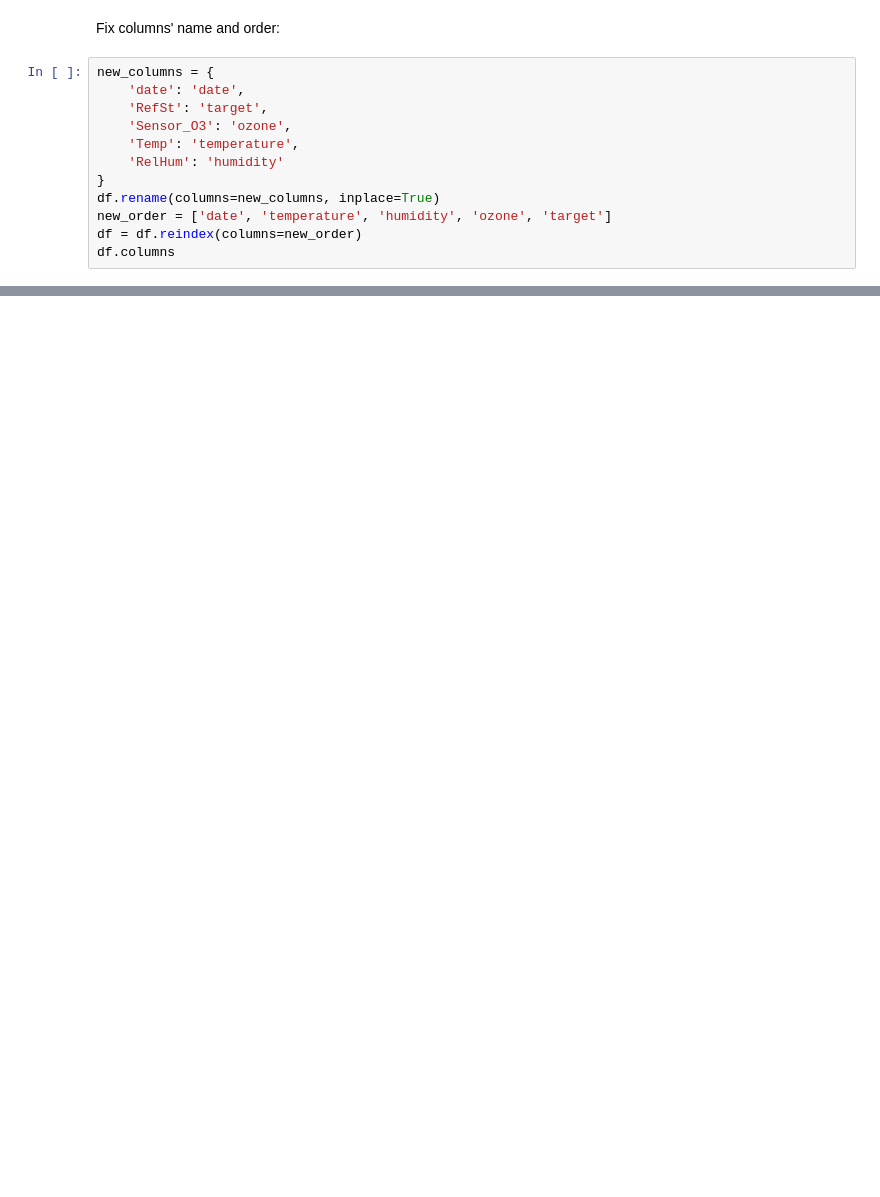
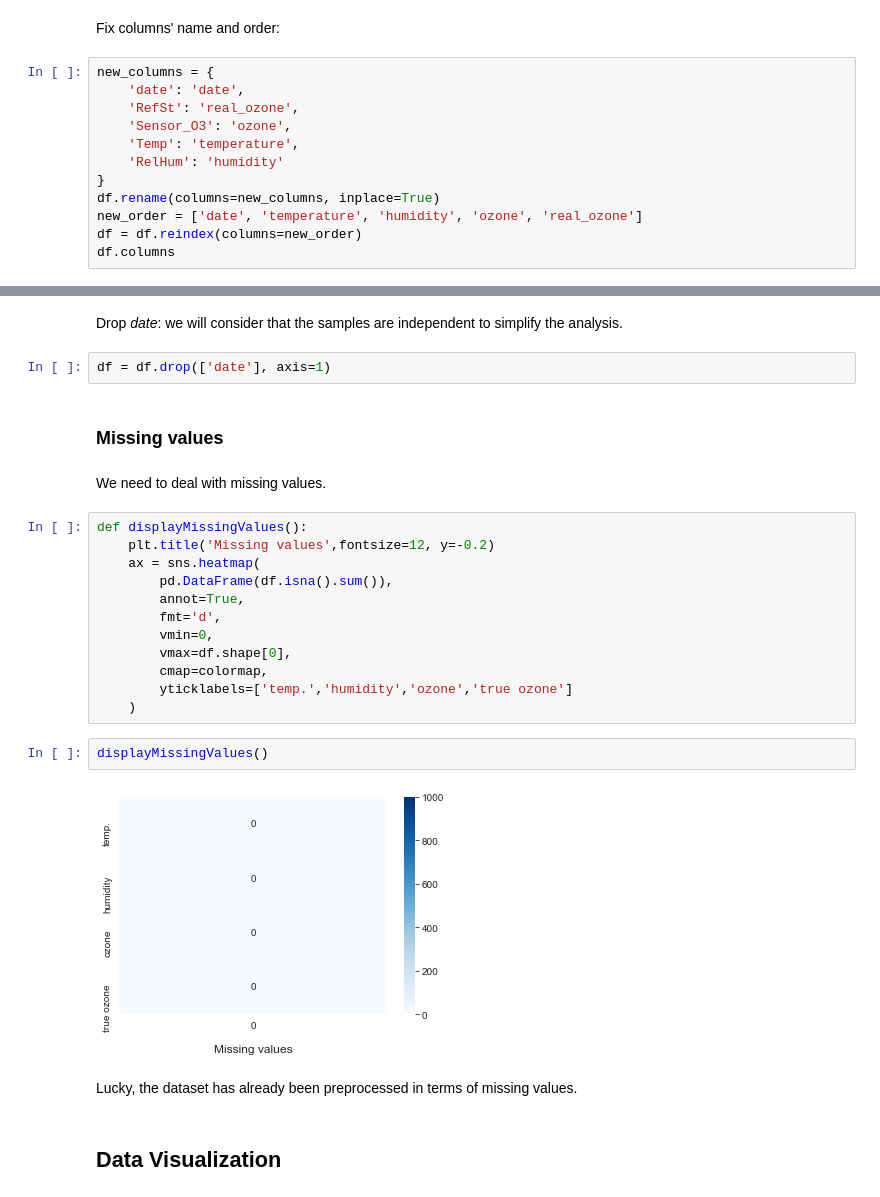
Before and after one commit to monadplus/TOML, a Jupyter notebook: project2/part2.ipynb, the cells around one changed output, grey strips where cells are left out. Saved outputs shown, nothing was run; the diff lists cells and outputs as text; blank space fills up the shorter version.

Commit message:
visualization done

```diff
--- a/project2/part2.ipynb
+++ b/project2/part2.ipynb
@@ -44,12 +74,12 @@ Fix columns' name and order:
 # %%
 new_columns = {
     'date': 'date',
-    'RefSt': 'target',
+    'RefSt': 'real_ozone',
     'Sensor_O3': 'ozone',
     'Temp': 'temperature',
     'RelHum': 'humidity'
 }
 df.rename(columns=new_columns, inplace=True)
-new_order = ['date', 'temperature', 'humidity', 'ozone', 'target']
+new_order = ['date', 'temperature', 'humidity', 'ozone', 'real_ozone']
 df = df.reindex(columns=new_order)
 df.columns
@@ -57,0 +94,28 @@ df.describe().loc[['mean','std']]
+# %% [markdown]
+Drop *date*: we will consider that the samples are independent to simplify the analysis.
+# %%
+df = df.drop(['date'], axis=1)
+# %% [markdown]
+### Missing values
+# %% [markdown]
+We need to deal with missing values.
+# %%
+def displayMissingValues():
+    plt.title('Missing values',fontsize=12, y=-0.2)
+    ax = sns.heatmap(
+        pd.DataFrame(df.isna().sum()),
+        annot=True,
+        fmt='d',
+        vmin=0,
+        vmax=df.shape[0],
+        cmap=colormap,
+        yticklabels=['temp.','humidity','ozone','true ozone']
+    )
+# %%
+displayMissingValues()
+# %% [output]
+[figure, added]
+# %% [markdown]
+Lucky, the dataset has already been preprocessed in terms of missing values.
+# %% [markdown]
+## Data Visualization
```
Also changed, not shown: parts of 29 cells of this notebook.
